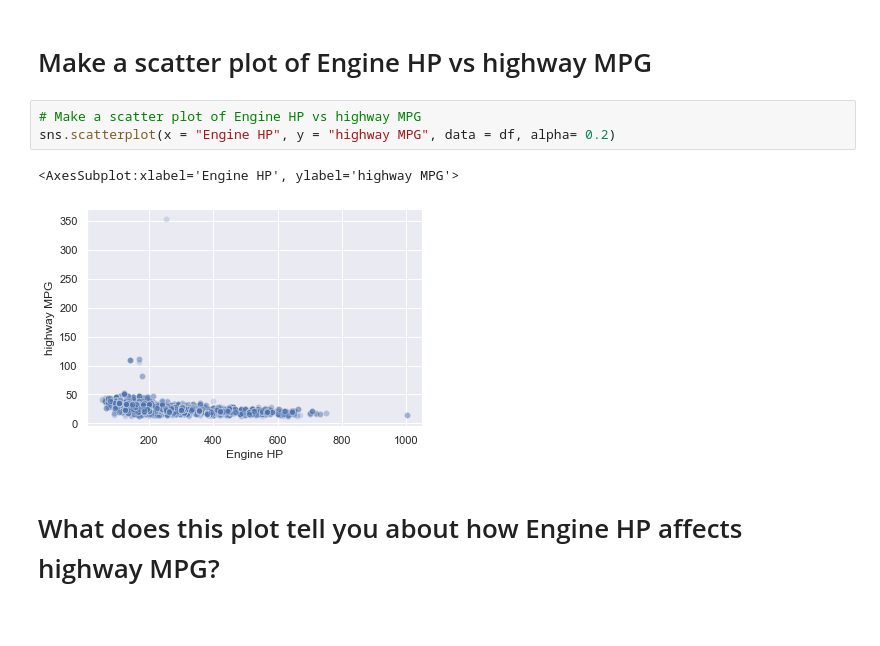
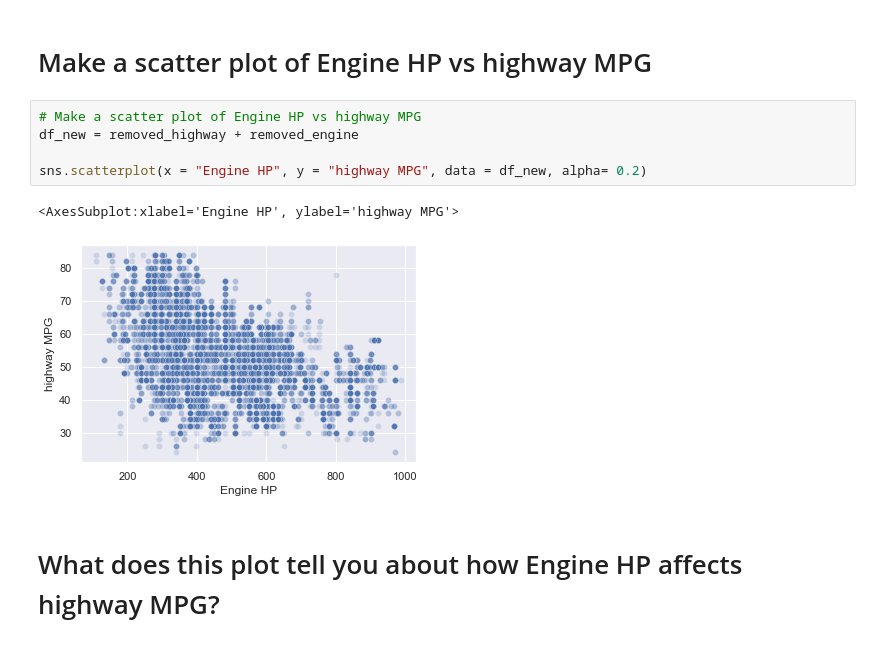
Before and after one commit to hieutrn1205/2022-fall-data-science, a Jupyter notebook: Week-02-EDA/Exercise-EDA.ipynb, the cells around one changed output. Saved outputs shown, nothing was run; the diff lists cells and outputs as text.

```diff
--- a/Week-02-EDA/Exercise-EDA.ipynb
+++ b/Week-02-EDA/Exercise-EDA.ipynb
@@ -372,10 +372,12 @@ sns.boxplot(data = removed_highway, x = "highway MPG")
 # Make a scatter plot of Engine HP vs highway MPG
 # %%
 # Make a scatter plot of Engine HP vs highway MPG
-sns.scatterplot(x = "Engine HP", y = "highway MPG", data = df, alpha= 0.2)
+df_new = removed_highway + removed_engine
+
+sns.scatterplot(x = "Engine HP", y = "highway MPG", data = df_new, alpha= 0.2)
 # %% [output]
 <AxesSubplot:xlabel='Engine HP', ylabel='highway MPG'>
-[figure, old version]
+[figure, new version]
 # %% [markdown]
 # What does this plot tell you about how Engine HP affects highway MPG?
 # %%
```
